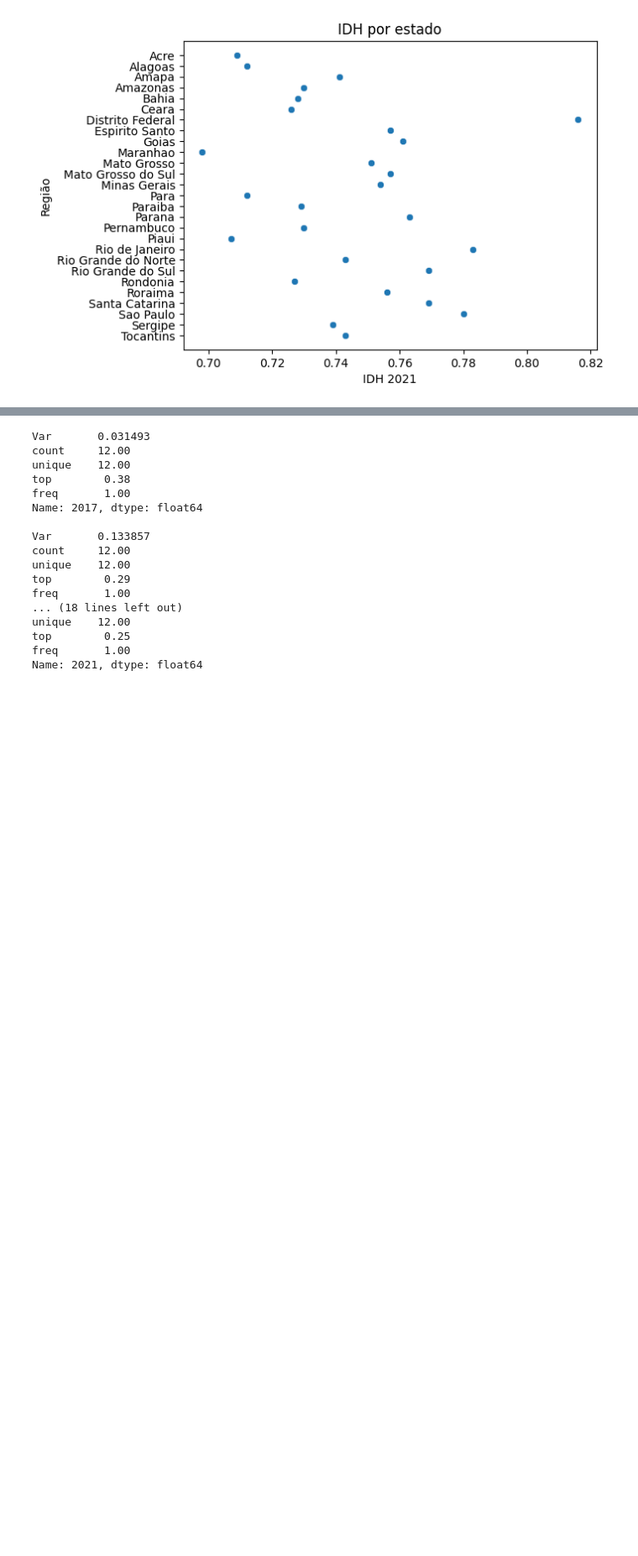
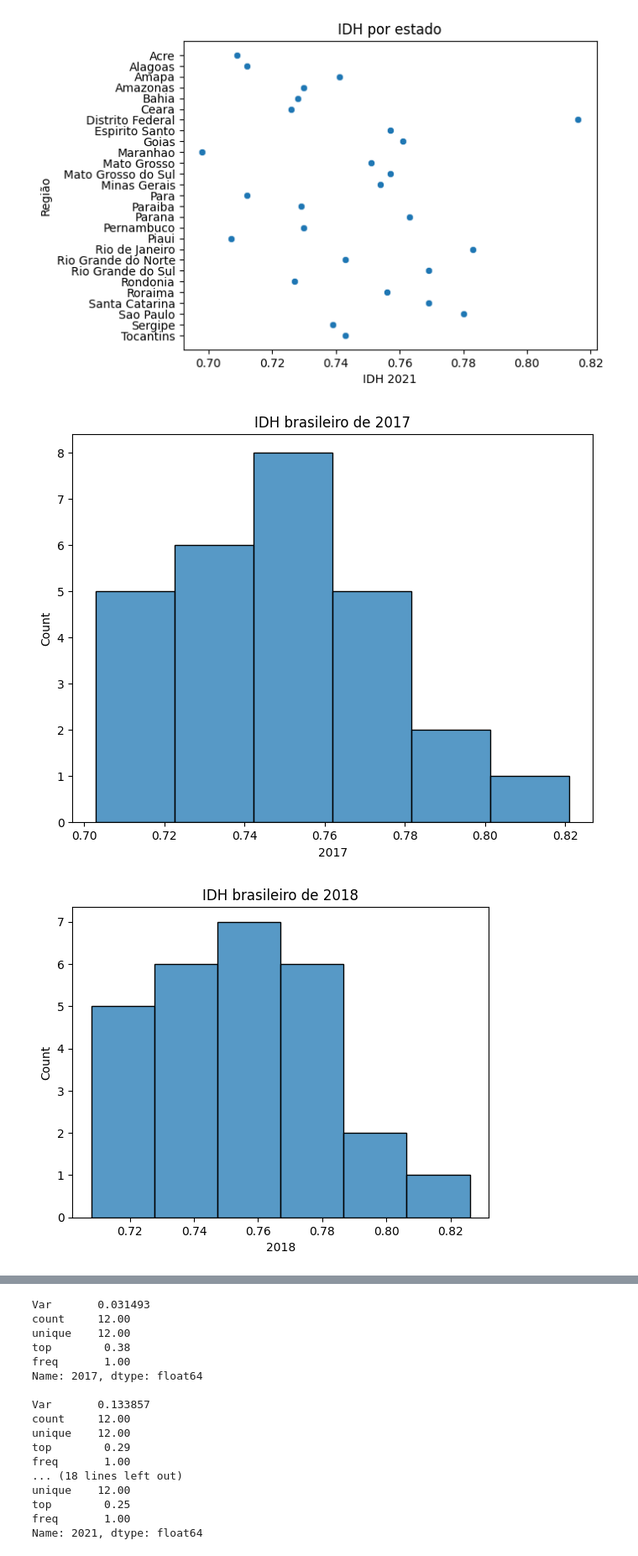
Before and after one commit to DjallenDias/IDSProject, a Jupyter notebook: notebook.ipynb, the cells around one changed output, grey strips where cells are left out. Shown at 84% size. Drawn from its saved outputs; the diff is of its cells as text; code cells hidden in the pictures; blank space fills up the shorter version.

```diff
--- a/notebook.ipynb
+++ b/notebook.ipynb
@@ -190,3 +204,12 @@ for cln in dataIdhReg:
 [figure]
 [figure]
 [figure]
+# %%
+plt.figure(figsize=(8,6))
+for cln in dataIdhReg:
+    if cln == "Region": continue
+    histIdh = sb.histplot(dataIdhReg, x=cln).set_title(f"IDH brasileiro de {cln}")
+    plt.show()
+# %% [output]
+[figure, added]
+[figure, added]
```
Also changed, not shown: parts of 8 cells of this notebook.
